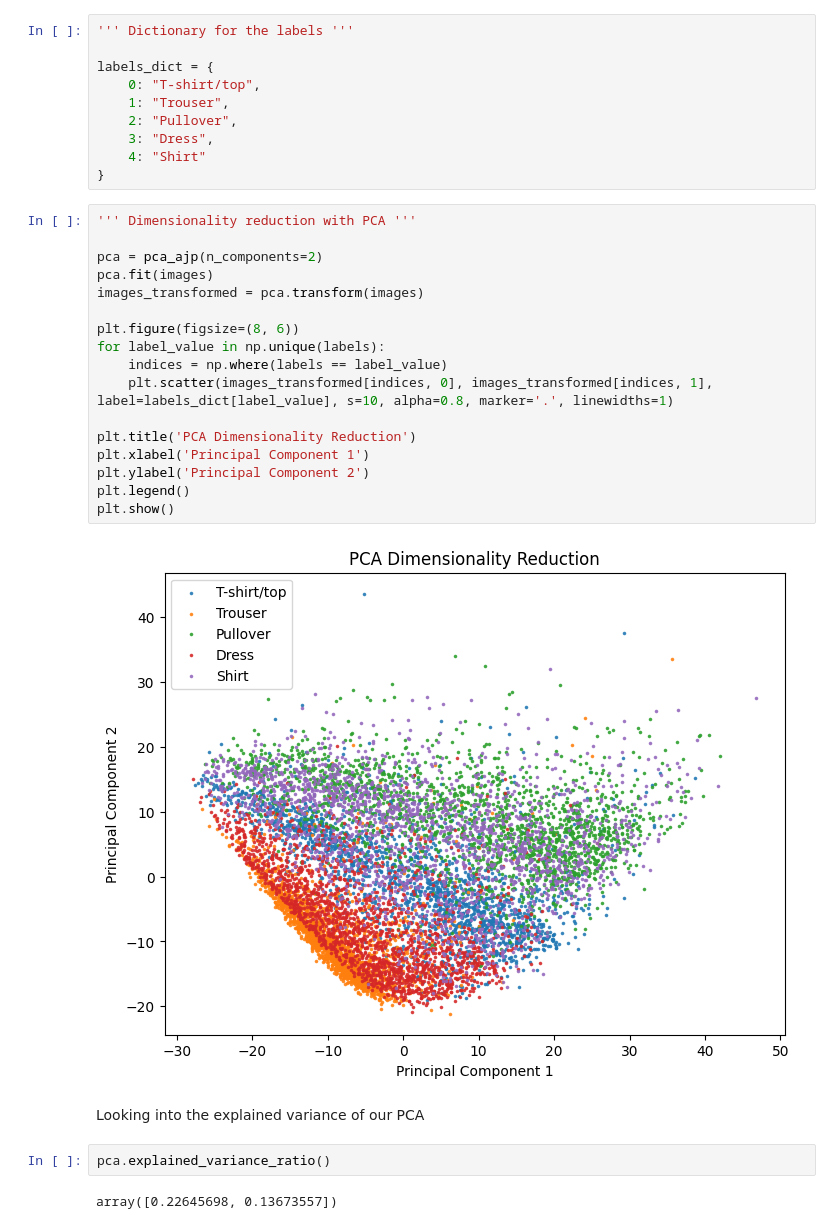
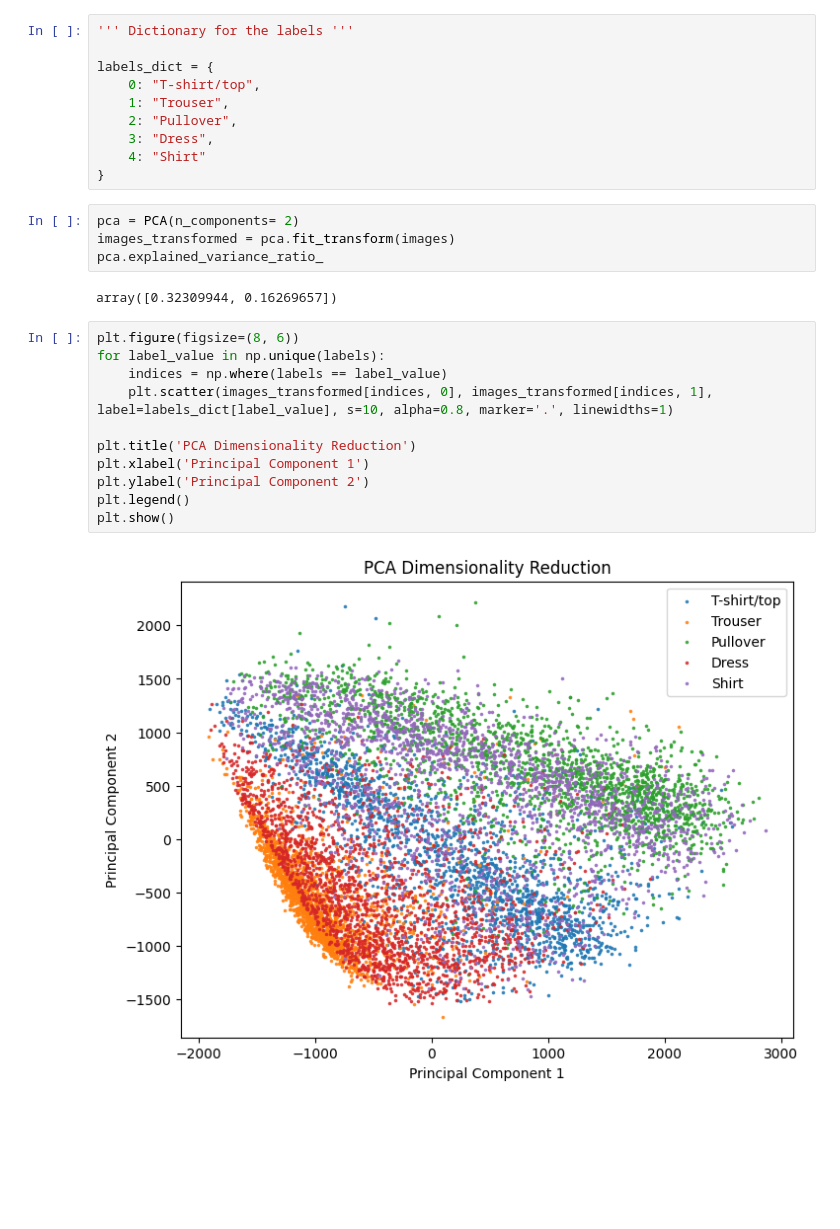
Before and after one commit to AnnaMariaGnat/ML_Project, a Jupyter notebook: Notebooks/01-EDA/01-PCA.ipynb, the cells around one changed output. Saved outputs shown, nothing was run; the diff lists cells and outputs as text; blank space fills up the shorter version.

```diff
--- a/Notebooks/01-EDA/01-PCA.ipynb
+++ b/Notebooks/01-EDA/01-PCA.ipynb
@@ -47,28 +42,22 @@ labels_dict = {
     3: "Dress",
     4: "Shirt"
 }
+# %%
+pca = PCA(n_components= 2)
+images_transformed = pca.fit_transform(images)
+pca.explained_variance_ratio_
+# %% [output]
+array([0.32309944, 0.16269657])
 # %%
-''' Dimensionality reduction with PCA '''
-
-pca = pca_ajp(n_components=2)
-pca.fit(images)
-images_transformed = pca.transform(images)
-
 plt.figure(figsize=(8, 6))
 for label_value in np.unique(labels):
     indices = np.where(labels == label_value)
     plt.scatter(images_transformed[indices, 0], images_transformed[indices, 1], label=labels_dict[label_value], s=10, alpha=0.8, marker='.', linewidths=1)
 
 plt.title('PCA Dimensionality Reduction')
 plt.xlabel('Principal Component 1')
 plt.ylabel('Principal Component 2')
 plt.legend()
 plt.show()
 # %% [output]
-[figure, old version]
+[figure, new version]
-# %% [markdown]
-Looking into the explained variance of our PCA
-# %%
-pca.explained_variance_ratio()
-# %% [output]
-array([0.22645698, 0.13673557])
```
Also changed, not shown: parts of 5 cells of this notebook, 1 other file.
